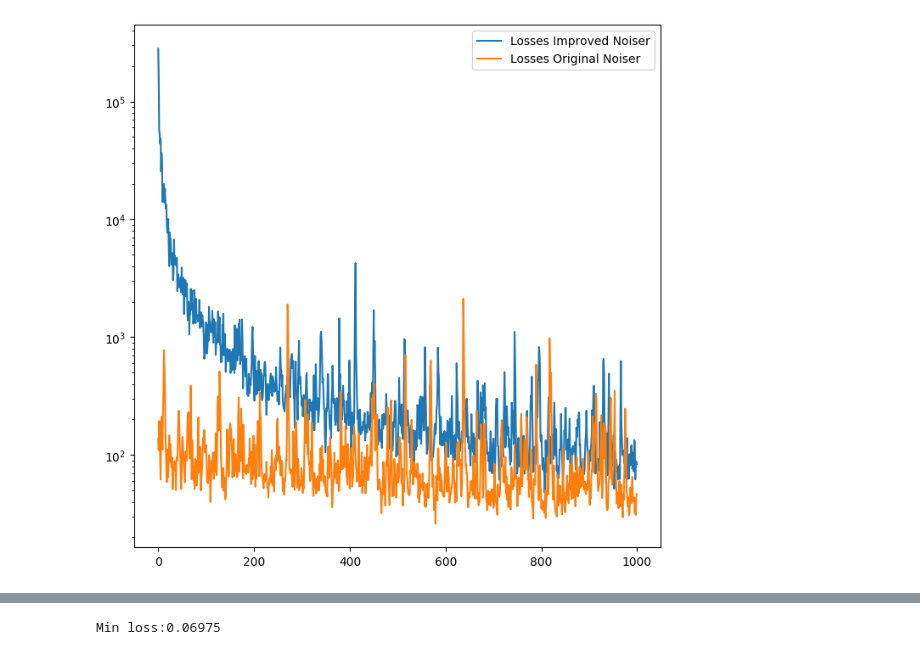
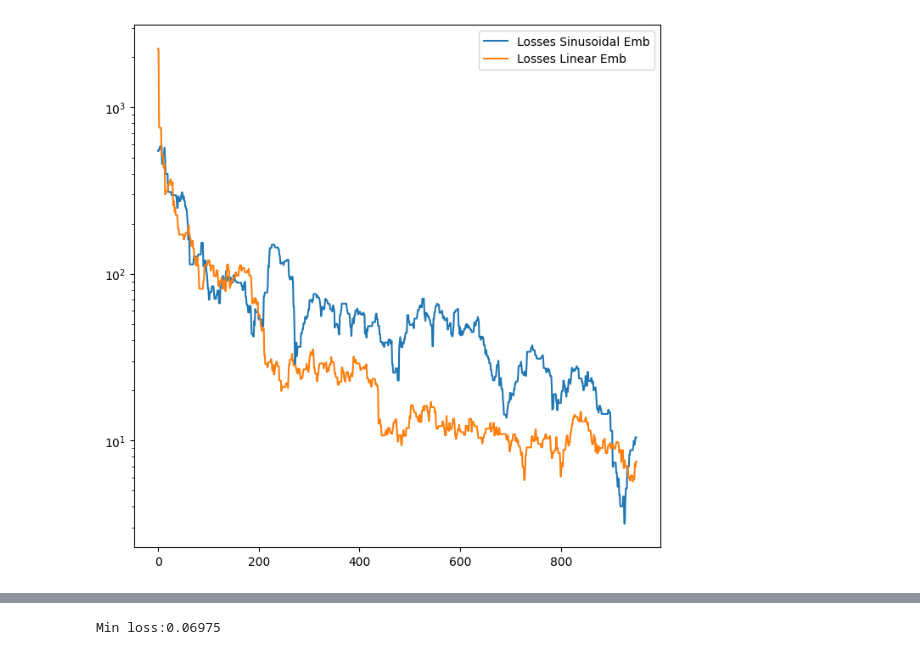
Before and after one commit to EvanMcCormick37/ml-homewall-climb-generator, a Jupyter notebook: model-training/equivariant_projected_diffusion/SimpleDiffusion.ipynb, the cells around one changed output, grey strips where cells are left out. Drawn from its saved outputs; the diff is of its cells as text; code cells hidden in the pictures.

```diff
--- a/model-training/equivariant_projected_diffusion/SimpleDiffusion.ipynb
+++ b/model-training/equivariant_projected_diffusion/SimpleDiffusion.ipynb
@@ -202,12 +224,15 @@ plt.show()
 # %%
-# Without LR Scheduler
-l1 = np.array([l[0] for l in losses])
-l2 = np.array([l[0] for l in losses2])
+losses1 = test_single_batch(ClimbDDPM(Noiser(sinusoidal=True), predict_noise=True),TensorDataset(*dataset))
+losses2 = test_single_batch(ClimbDDPM(Noiser(), predict_noise=True),TensorDataset(*dataset))
+
+#With LR Scheduler
+l1 = moving_average(losses1, 50)
+l2 = moving_average(losses2, 50)
 
 fig, ax = plt.subplots(1,1,figsize=(8,8))
 
-ax.plot(list(range(len(l1))),l1, label="Losses Improved Noiser")
-ax.plot(list(range(len(l2))), l2, label="Losses Original Noiser")
+ax.plot(list(range(len(l1))),l1, label="Losses Sinusoidal Emb")
+ax.plot(list(range(len(l2))), l2, label="Losses Linear Emb")
 ax.set_yscale('log')
 ax.legend()
 plt.show()
@@ -215 +242 @@ plt.show()
-[figure, old version]
+[figure, new version]
```
Also changed, not shown: parts of 11 cells of this notebook, 2 other files.
